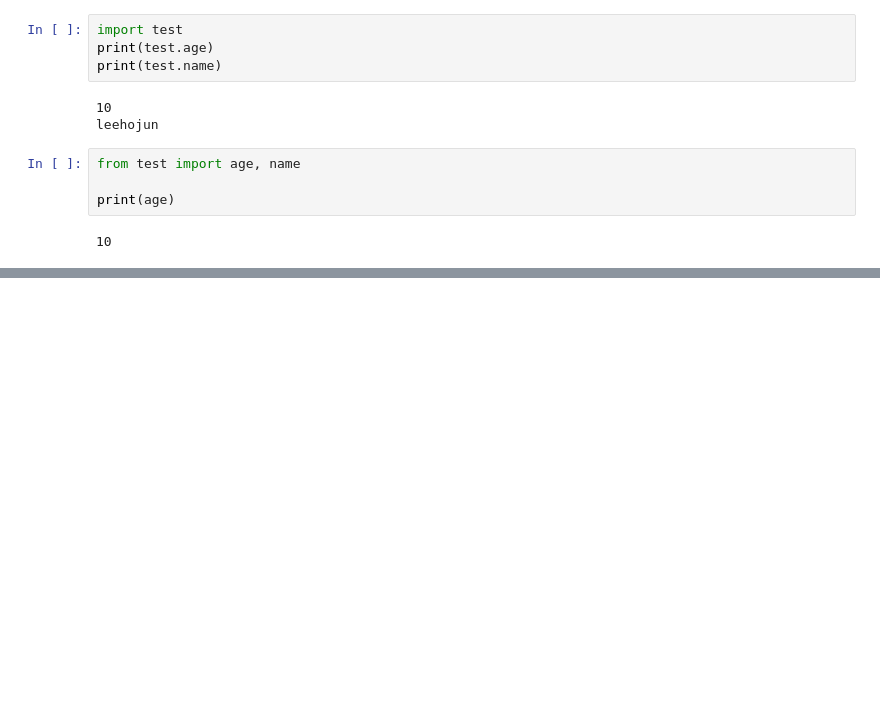
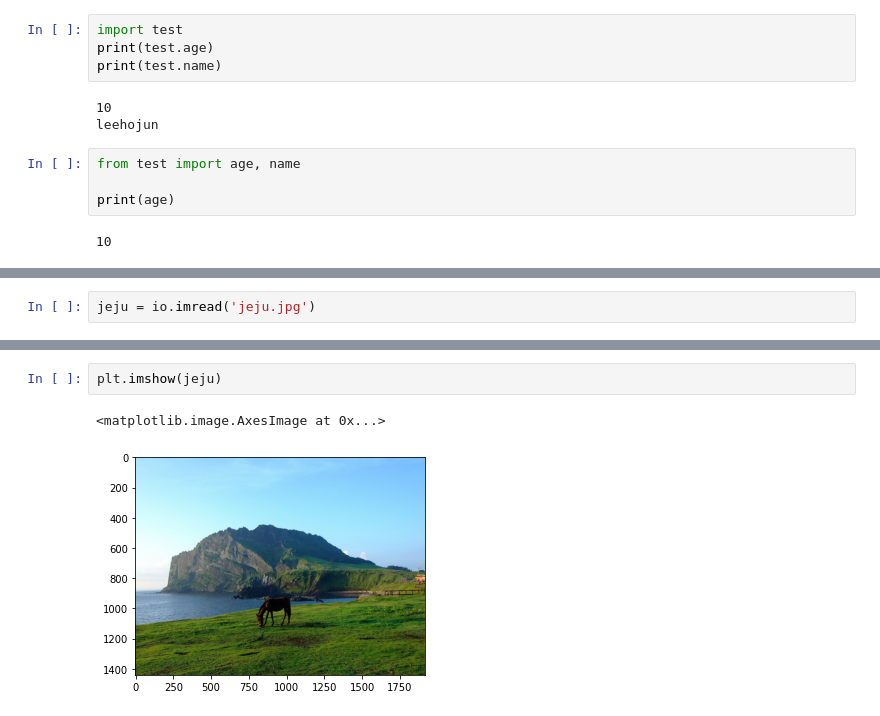
Before and after one commit to rosa2070/AI_automation, a Jupyter notebook: 제주산학융합원_2021_인공지능을_활용한_업무자동화.ipynb, the cells around one changed output, grey strips where cells are left out. Saved outputs shown, nothing was run; the diff lists cells and outputs as text; blank space fills up the shorter version.

```diff
--- a/제주산학융합원_2021_인공지능을_활용한_업무자동화.ipynb
+++ b/제주산학융합원_2021_인공지능을_활용한_업무자동화.ipynb
@@ -578,0 +1145,2 @@ print(age)
+# %%
+jeju = io.imread('jeju.jpg')
@@ -578,0 +1167,5 @@ print(age)
+# %%
+plt.imshow(jeju)
+# %% [output]
+<matplotlib.image.AxesImage at 0x...>
+[figure, added]
```
Also changed, not shown: parts of 63 cells of this notebook.
